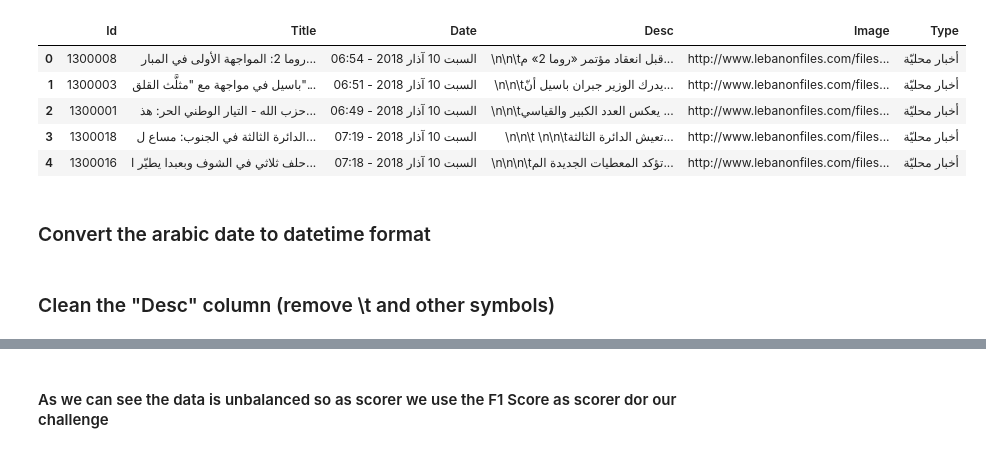
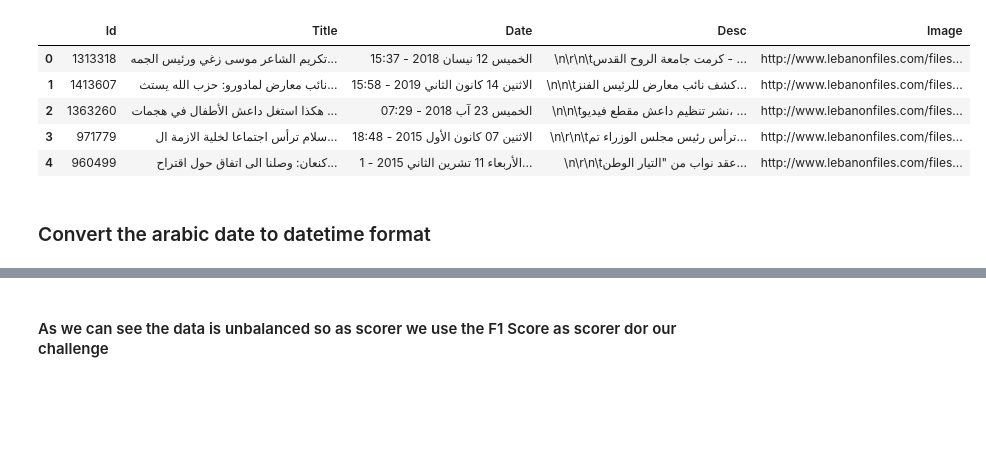
Before and after one commit to hadi-abdine/ArabicNewsCategoryPrediction, a Jupyter notebook: ArabicNewsCategoryPrediction_starting_kit.ipynb, the cells around one changed output, grey strips where cells are left out. Saved outputs shown, nothing was run; the diff lists cells and outputs as text; code cells hidden in the pictures; blank space fills up the shorter version.

```diff
--- a/ArabicNewsCategoryPrediction_starting_kit.ipynb
+++ b/ArabicNewsCategoryPrediction_starting_kit.ipynb
@@ -30,12 +34,15 @@ df = pd.read_csv('data/Crowling_useful.csv')
+# %%
+from problem import get_train_data
+X_df, y_array = get_train_data()
 # %%
-df.head(5)
+X_df.head(5)
 # %% [output]
-|  | Id | Title | Date | Desc | Image | Type |
-| 0 | 1300008 | روما 2: المواجهة الأولى في المبار... | السبت 10 آذار 2018 - 06:54 | \n\n\tقبل انعقاد مؤتمر «روما 2» م... | http://www.lebanonfiles.com/files... | أخبار محليّة |
-| 1 | 1300003 | باسيل في مواجهة مع "مثلَّث القلق"... | السبت 10 آذار 2018 - 06:51 | \n\n\tيدرك الوزير جبران باسيل أنّ... | http://www.lebanonfiles.com/files... | أخبار محليّة |
-| 2 | 1300001 | حزب الله - التيار الوطني الحر: هذ... | السبت 10 آذار 2018 - 06:49 | \n\n\tيعكس العدد الكبير والقياسي ... | http://www.lebanonfiles.com/files... | أخبار محليّة |
-| 3 | 1300018 | الدائرة الثالثة في الجنوب: مساع ل... | السبت 10 آذار 2018 - 07:19 | \n\n\t \n\n\tتعيش الدائرة الثالثة... | http://www.lebanonfiles.com/files... | أخبار محليّة |
-| 4 | 1300016 | حلف ثلاثي في الشوف وبعبدا يطيّر ا... | السبت 10 آذار 2018 - 07:18 | \n\n\n\tتؤكد المعطيات الجديدة الم... | http://www.lebanonfiles.com/files... | أخبار محليّة |
+|  | Id | Title | Date | Desc | Image |
+| 0 | 1313318 | تكريم الشاعر موسى زغي ورئيس الجمه... | الخميس 12 نيسان 2018 - 15:37 | \n\r\n\tكرمت جامعة الروح القدس - ... | http://www.lebanonfiles.com/files... |
+| 1 | 1413607 | نائب معارض لمادورو: حزب الله يستث... | الاثنين 14 كانون الثاني 2019 - 15:58 | \n\n\tكشف نائب معارض للرئيس الفنز... | http://www.lebanonfiles.com/files... |
+| 2 | 1363260 | هكذا استغل داعش الأطفال في هجمات ... | الخميس 23 آب 2018 - 07:29 | \n\n\tنشر تنظيم داعش مقطع فيديو، ... | http://www.lebanonfiles.com/files... |
+| 3 | 971779 | سلام ترأس اجتماعا لخلية الازمة ال... | الاثنين 07 كانون الأول 2015 - 18:48 | \n\r\n\tترأس رئيس مجلس الوزراء تم... | http://www.lebanonfiles.com/files... |
+| 4 | 960499 | كنعان: وصلنا الى اتفاق حول اقتراح... | الأربعاء 11 تشرين الثاني 2015 - 1... | \n\r\n\tعقد نواب من "التيار الوطن... | http://www.lebanonfiles.com/files... |
 # %% [markdown]
 ### Convert the arabic date to datetime format
 # %%
@@ -54,2 +59,0 @@ df['date_proc'] = df['Date'].apply(convert_to_date)
-# %% [markdown]
-### Clean the "Desc" column (remove \t and other symbols)
```
Also changed, not shown: parts of 36 cells of this notebook, 6 other files.
